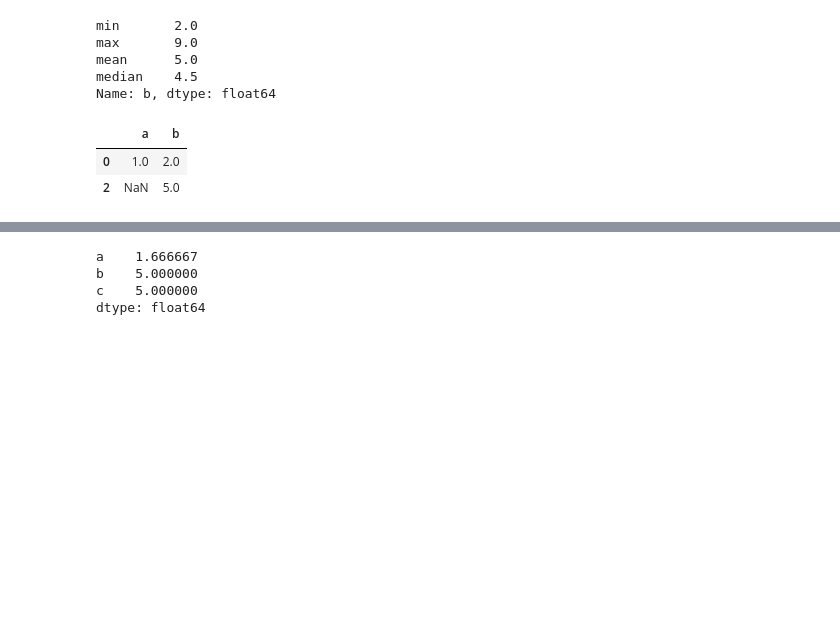
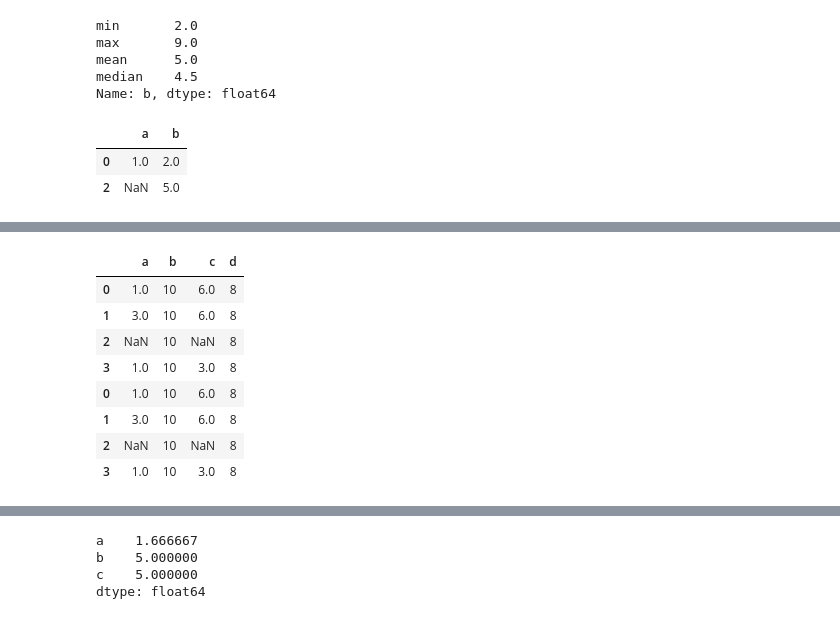
Before and after one commit to Jackgmlin/pandas-notes, a Jupyter notebook: pandas-api.ipynb, the cells around one changed output, grey strips where cells are left out. Saved outputs shown, nothing was run; the diff lists cells and outputs as text; code cells hidden in the pictures; blank space fills up the shorter version.

```diff
--- a/pandas-api.ipynb
+++ b/pandas-api.ipynb
@@ -279,6 +307,18 @@ df2.drop(df2[df2.c == 3].index).reset_index()
 # %%
 # add a column
 df2['d'] = 8
+# %%
+df2
+# %% [output]
+|  | a | b | c | d |
+| 0 | 1.0 | 10 | 6.0 | 8 |
+| 1 | 3.0 | 10 | 6.0 | 8 |
+| 2 | NaN | 10 | NaN | 8 |
+| 3 | 1.0 | 10 | 3.0 | 8 |
+| 0 | 1.0 | 10 | 6.0 | 8 |
+| 1 | 3.0 | 10 | 6.0 | 8 |
+| 2 | NaN | 10 | NaN | 8 |
+| 3 | 1.0 | 10 | 3.0 | 8 |
 # %%
 # delete columns
 df2.drop('d', axis=1, inplace=True)
```
Also changed, not shown: parts of 21 cells of this notebook.
